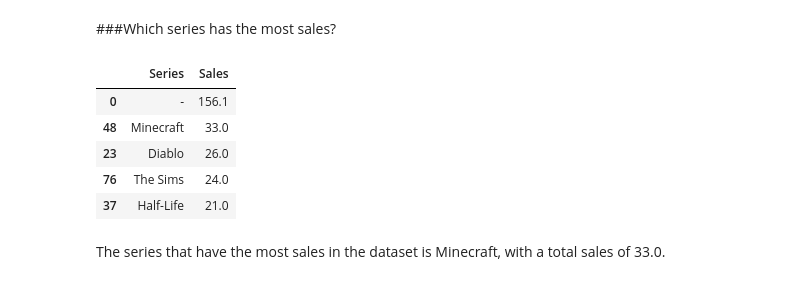
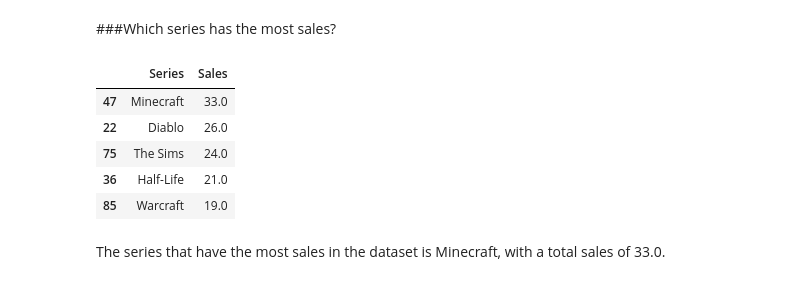
Before and after one commit to sarnio1/data-analytics-project, a Jupyter notebook: Games Series_Case Study.ipynb, the cells around one changed output. Cells and saved outputs as stored; diff of their text form; code cells hidden in the pictures.

```diff
--- a/Games Series_Case Study.ipynb
+++ b/Games Series_Case Study.ipynb
@@ -216,15 +204,15 @@ The developer that developed the most games in the dataset is Blizzard Entertain
 # %% [markdown]
 ###Which series has the most sales?
 # %%
-agg_sales = df_replaced.groupby('Series', as_index=False).agg({'Sales':'sum'}).sort_values(by='Sales', ascending=False)
+agg_sales = df_removed.groupby('Series', as_index=False).agg({'Sales':'sum'}).sort_values(by='Sales', ascending=False)
 agg_sales.head()
 # %% [output]
 |  | Series | Sales |
-| 0 | - | 156.1 |
-| 48 | Minecraft | 33.0 |
-| 23 | Diablo | 26.0 |
-| 76 | The Sims | 24.0 |
-| 37 | Half-Life | 21.0 |
+| 47 | Minecraft | 33.0 |
+| 22 | Diablo | 26.0 |
+| 75 | The Sims | 24.0 |
+| 36 | Half-Life | 21.0 |
+| 85 | Warcraft | 19.0 |
 # %% [markdown]
 The series that have the most sales in the dataset is Minecraft, with a total sales of 33.0.
 # %% [markdown]
```
Also changed, not shown: parts of 10 cells of this notebook.
